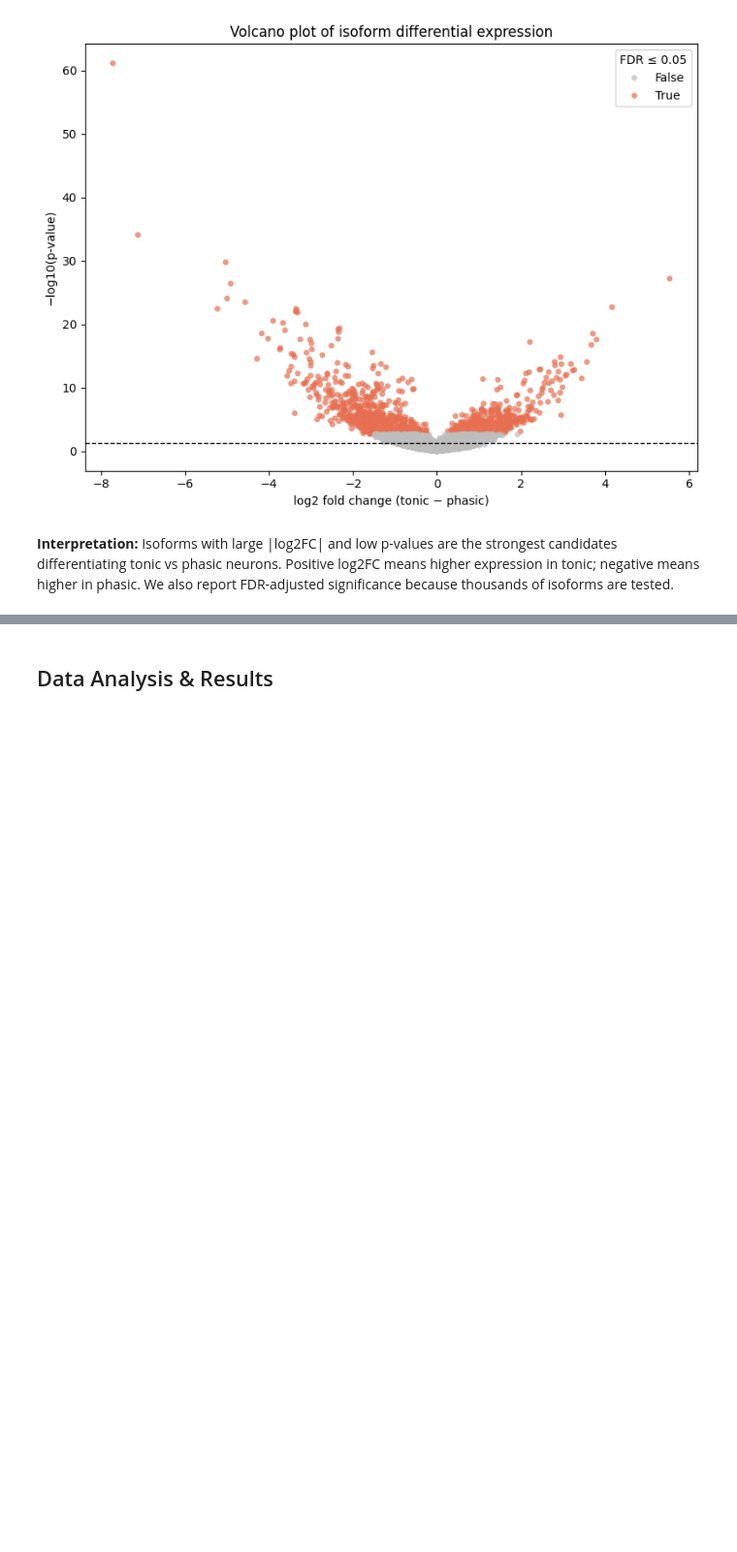
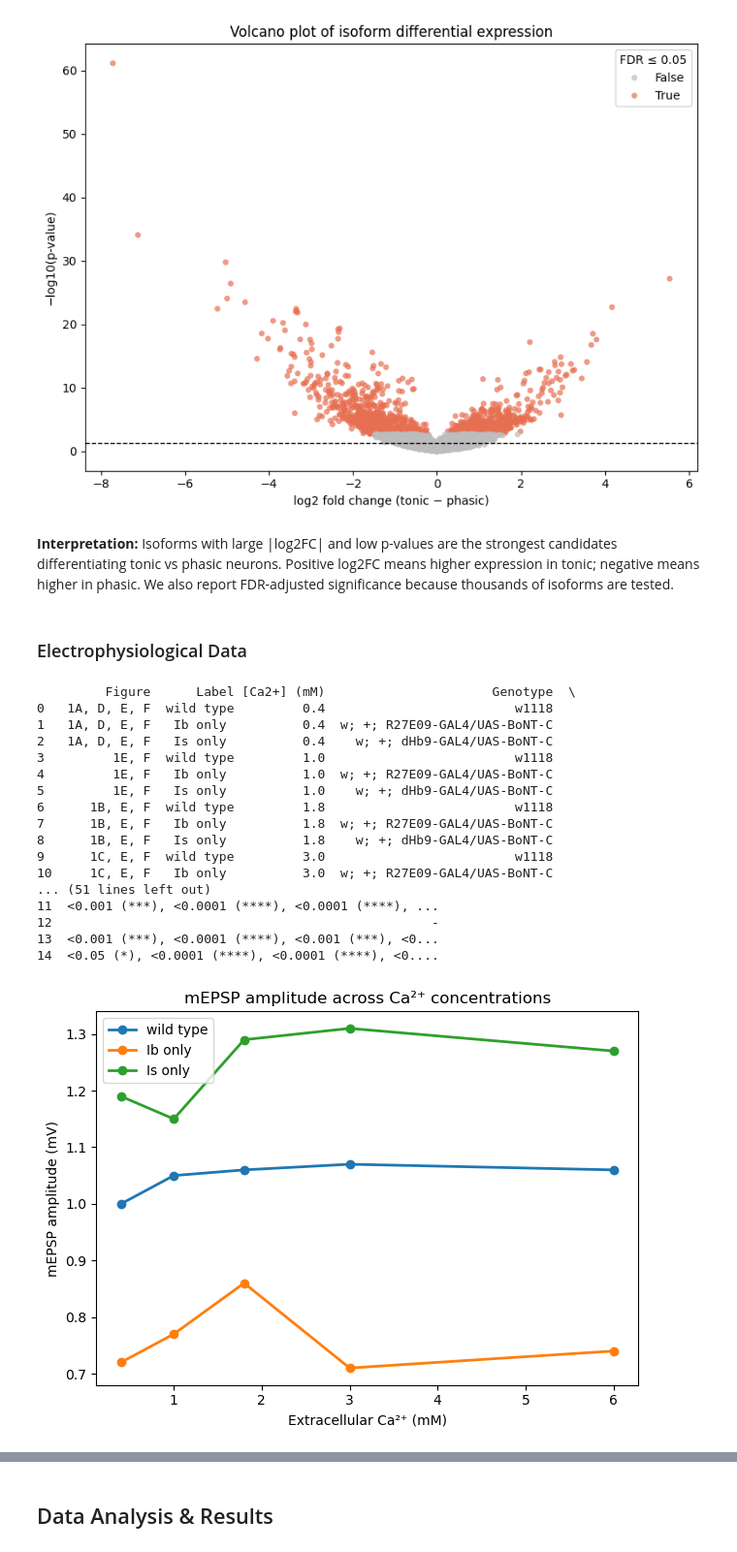
Before and after one commit to esmcclung/Group_12_Cells_Mini_Project, a Jupyter notebook: CellTypesProject_template.ipynb, the cells around one changed output, grey strips where cells are left out. Shown at 97% size. Drawn from its saved outputs; the diff is of its cells as text; code cells hidden in the pictures; blank space fills up the shorter version.

Commit message:
mEPSP data+visual; expansion on background

```diff
--- a/CellTypesProject_template.ipynb
+++ b/CellTypesProject_template.ipynb
@@ -289,3 +298,69 @@ plt.show()
 [figure]
 # %% [markdown]
 **Interpretation:** Isoforms with large |log2FC| and low p-values are the strongest candidates differentiating tonic vs phasic neurons. Positive log2FC means higher expression in tonic; negative means higher in phasic. We also report FDR-adjusted significance because thousands of isoforms are tested.
+# %% [markdown]
+### Electrophysiological Data
+# %%
+#pip install python-docx pandas
+
+from docx import Document
+
+electro_doc = Document('media-1 (1).docx')
+mPSC_table = electro_doc.tables[0]
+mPSC_td = []
+for row in mPSC_table.rows:
+    row_data = [cell.text for cell in row.cells]
+    mPSC_td.append(row_data)
+
+mPSC_data = pd.DataFrame(mPSC_td[1:], columns = mPSC_td[0])
+
+mPSC_data.loc[mPSC_data['Label'] == 'Ib only (Is> BoNT)', 'Label'] = 'Ib only '
+mPSC_data.loc[mPSC_data['Label'] == 'Is only (Ib>BoNT)', 'Label'] = 'Is only '
+
+print(mPSC_data)
+
+#for col in mPSC_data.columns:
+#    mPSC_data[col] = pd.to_numeric(mPSC_data[col], errors='coerce')
+
+cleaned_mPSC = mPSC_data.copy()
+
+cleaned_mPSC['mEPSP_amp_mean'] = (cleaned_mPSC['mEPSP amplitude (mV)'].str.extract(r'([\d\.]+)').astype(float))
+cleaned_mPSC['mEPSP_freq_mean'] = (cleaned_mPSC['mEPSP frequency (Hz)'].str.extract(r'([\d\.]+)').astype(float))
+
+cleaned_mPSC['[Ca2+] (mM)'] = pd.to_numeric(cleaned_mPSC['[Ca2+] (mM)'])
+
+amp_summary = (cleaned_mPSC.groupby(['[Ca2+] (mM)', 'Label'])['mEPSP_amp_mean'].mean().reset_index())
+freq_summary = (cleaned_mPSC.groupby(['[Ca2+] (mM)', 'Label'])['mEPSP_freq_mean'].mean().reset_index())
+
+fig, ax = plt.subplots()
+
+for neuron in ['wild type', 'Ib only ', 'Is only ']:
+    sub = amp_summary[amp_summary['Label'] == neuron]
+    ax.plot(sub['[Ca2+] (mM)'], sub['mEPSP_amp_mean'], marker='o', linewidth=2, label=neuron)
+
+ax.set_xlabel('Extracellular Ca²⁺ (mM)')
+ax.set_ylabel('mEPSP amplitude (mV)')
+ax.set_title('mEPSP amplitude across Ca²⁺ concentrations')
+ax.legend()
+
+plt.tight_layout()
+plt.show()
+# %% [output]
+         Figure      Label [Ca2+] (mM)                      Genotype  \
+0   1A, D, E, F  wild type         0.4                         w1118
+1   1A, D, E, F   Ib only          0.4  w; +; R27E09-GAL4/UAS-BoNT-C
+2   1A, D, E, F   Is only          0.4    w; +; dHb9-GAL4/UAS-BoNT-C
+3         1E, F  wild type         1.0                         w1118
+4         1E, F   Ib only          1.0  w; +; R27E09-GAL4/UAS-BoNT-C
+5         1E, F   Is only          1.0    w; +; dHb9-GAL4/UAS-BoNT-C
+6      1B, E, F  wild type         1.8                         w1118
+7      1B, E, F   Ib only          1.8  w; +; R27E09-GAL4/UAS-BoNT-C
+8      1B, E, F   Is only          1.8    w; +; dHb9-GAL4/UAS-BoNT-C
+9      1C, E, F  wild type         3.0                         w1118
+10     1C, E, F   Ib only          3.0  w; +; R27E09-GAL4/UAS-BoNT-C
+... (51 lines left out)
+11  <0.001 (***), <0.0001 (****), <0.0001 (****), ...
+12                                                  -
+13  <0.001 (***), <0.0001 (****), <0.001 (***), <0...
+14  <0.05 (*), <0.0001 (****), <0.0001 (****), <0....
+[figure, added]
```
Also changed, not shown: parts of 4 cells of this notebook.
